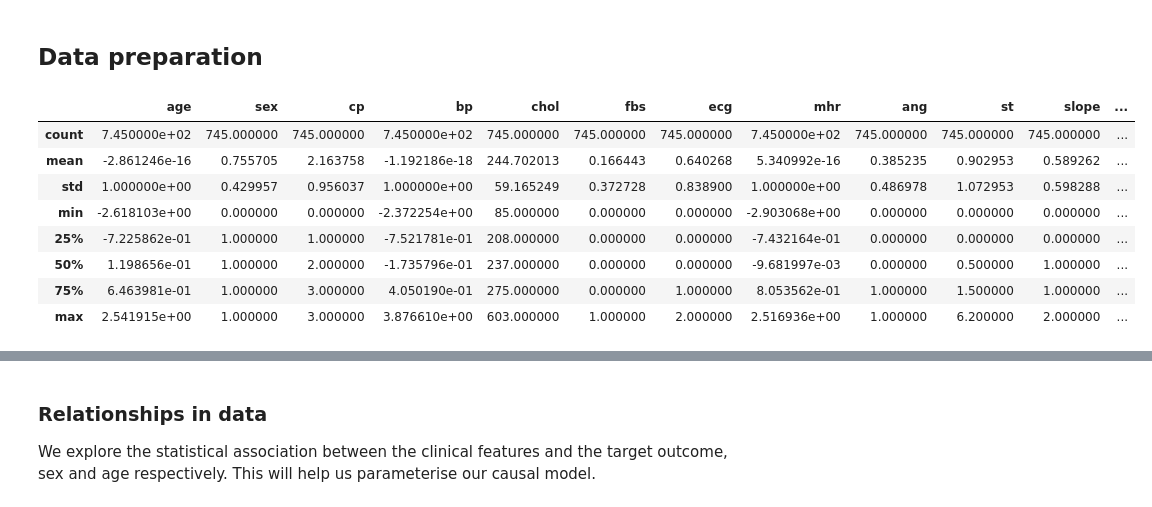
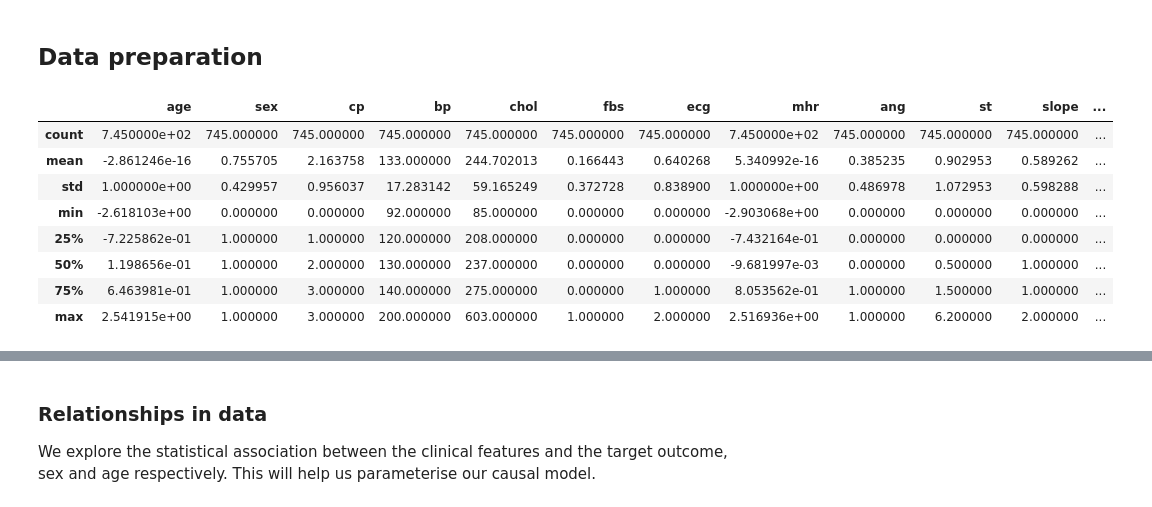
Before and after one commit to LuSyo/Health-ML-Bias-Experiments, a Jupyter notebook: notebooks/02_CAD_counterfactual_fairness.ipynb, the cells around one changed output, grey strips where cells are left out. Saved outputs shown, nothing was run; the diff lists cells and outputs as text; code cells hidden in the pictures.

```diff
--- a/notebooks/02_CAD_counterfactual_fairness.ipynb
+++ b/notebooks/02_CAD_counterfactual_fairness.ipynb
@@ -130,40 +63,44 @@ sns.set_context('paper', font_scale=1)
 # %%
 heart_disease = pd.read_csv(f'{PROJECT_ROOT}data/heart_disease_cleveland_hungary.csv')
 
 # Remove duplicates and null values, as per Straw et al.
 
 rows_to_drop  = (heart_disease['ST slope'] == 0) | (heart_disease['cholesterol'] == 0) | (heart_disease['resting bp s'] == 0) | (heart_disease.duplicated(keep='first'))
 heart_disease.drop(heart_disease[rows_to_drop].index, inplace=True)
 
 heart_disease.rename(columns={'sex':'sex', 'chest pain type':'cp', 'resting bp s':'bp', 'cholesterol':'chol',
                               'fasting blood sugar':'fbs', 'resting ecg':'ecg', 'max heart rate':'mhr', 'exercise angina':'ang',
                               'oldpeak':'st', 'ST slope':'slope', 'target':'cvd'}, inplace=True)
 
 # Clip negative values of st (oldpeak)
 heart_disease['st'] = heart_disease['st'].clip(lower=0)
 
-# Z-score for age, bp and mhr
-cont_variables = ['bp', 'mhr', 'age']
+# Z-score for age and mhr
+cont_variables = ['mhr', 'age']
 for var in cont_variables:
   heart_disease[var] = (heart_disease[var] - heart_disease[var].mean()) / heart_disease[var].std()
 
 # Scaling for chol
 log_chol = np.log(heart_disease['chol'])
 heart_disease['chol_scaled'] = (log_chol - log_chol.mean()) / log_chol.std()
 
+# Scaling for BP
+log_bp = np.log(heart_disease['bp'])
+heart_disease['bp_scaled'] = (log_bp - log_bp.mean()) / log_bp.std()
+
 # Indexing cp and slope at 0
 heart_disease['cp'] = heart_disease['cp'] - 1
 heart_disease['slope'] = heart_disease['slope'] - 1
 
 heart_disease.reset_index(drop=True, inplace=True)
 heart_disease.describe()
 # %% [output]
 |  | age | sex | cp | bp | chol | fbs | ecg | mhr | ang | st | slope | ... |
-| count | 7.450000e+02 | 745.000000 | 745.000000 | 7.450000e+02 | 745.000000 | 745.000000 | 745.000000 | 7.450000e+02 | 745.000000 | 745.000000 | 745.000000 | ... |
-| mean | -2.861246e-16 | 0.755705 | 2.163758 | -1.192186e-18 | 244.702013 | 0.166443 | 0.640268 | 5.340992e-16 | 0.385235 | 0.902953 | 0.589262 | ... |
-| std | 1.000000e+00 | 0.429957 | 0.956037 | 1.000000e+00 | 59.165249 | 0.372728 | 0.838900 | 1.000000e+00 | 0.486978 | 1.072953 | 0.598288 | ... |
-| min | -2.618103e+00 | 0.000000 | 0.000000 | -2.372254e+00 | 85.000000 | 0.000000 | 0.000000 | -2.903068e+00 | 0.000000 | 0.000000 | 0.000000 | ... |
-| 25% | -7.225862e-01 | 1.000000 | 1.000000 | -7.521781e-01 | 208.000000 | 0.000000 | 0.000000 | -7.432164e-01 | 0.000000 | 0.000000 | 0.000000 | ... |
-| 50% | 1.198656e-01 | 1.000000 | 2.000000 | -1.735796e-01 | 237.000000 | 0.000000 | 0.000000 | -9.681997e-03 | 0.000000 | 0.500000 | 1.000000 | ... |
-| 75% | 6.463981e-01 | 1.000000 | 3.000000 | 4.050190e-01 | 275.000000 | 0.000000 | 1.000000 | 8.053562e-01 | 1.000000 | 1.500000 | 1.000000 | ... |
-| max | 2.541915e+00 | 1.000000 | 3.000000 | 3.876610e+00 | 603.000000 | 1.000000 | 2.000000 | 2.516936e+00 | 1.000000 | 6.200000 | 2.000000 | ... |
+| count | 7.450000e+02 | 745.000000 | 745.000000 | 745.000000 | 745.000000 | 745.000000 | 745.000000 | 7.450000e+02 | 745.000000 | 745.000000 | 745.000000 | ... |
+| mean | -2.861246e-16 | 0.755705 | 2.163758 | 133.000000 | 244.702013 | 0.166443 | 0.640268 | 5.340992e-16 | 0.385235 | 0.902953 | 0.589262 | ... |
+| std | 1.000000e+00 | 0.429957 | 0.956037 | 17.283142 | 59.165249 | 0.372728 | 0.838900 | 1.000000e+00 | 0.486978 | 1.072953 | 0.598288 | ... |
+| min | -2.618103e+00 | 0.000000 | 0.000000 | 92.000000 | 85.000000 | 0.000000 | 0.000000 | -2.903068e+00 | 0.000000 | 0.000000 | 0.000000 | ... |
+| 25% | -7.225862e-01 | 1.000000 | 1.000000 | 120.000000 | 208.000000 | 0.000000 | 0.000000 | -7.432164e-01 | 0.000000 | 0.000000 | 0.000000 | ... |
+| 50% | 1.198656e-01 | 1.000000 | 2.000000 | 130.000000 | 237.000000 | 0.000000 | 0.000000 | -9.681997e-03 | 0.000000 | 0.500000 | 1.000000 | ... |
+| 75% | 6.463981e-01 | 1.000000 | 3.000000 | 140.000000 | 275.000000 | 0.000000 | 1.000000 | 8.053562e-01 | 1.000000 | 1.500000 | 1.000000 | ... |
+| max | 2.541915e+00 | 1.000000 | 3.000000 | 200.000000 | 603.000000 | 1.000000 | 2.000000 | 2.516936e+00 | 1.000000 | 6.200000 | 2.000000 | ... |
```
Also changed, not shown: parts of 24 cells of this notebook.
